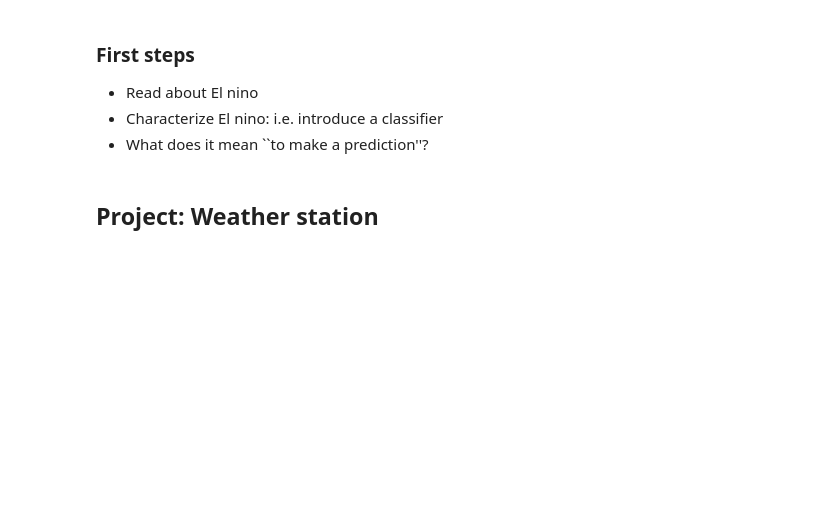
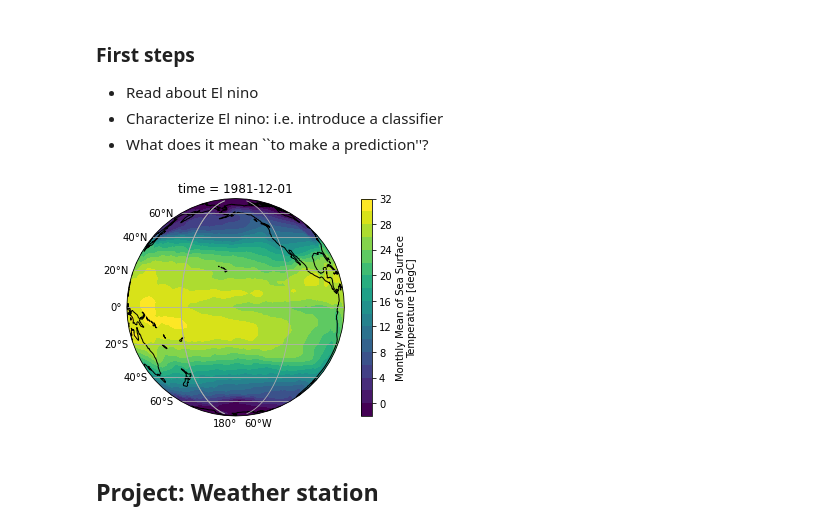
Before and after one commit to Pchambet/ml4climate, a Jupyter notebook: book/notebooks/projects.ipynb, the cells around one changed output. Cells and saved outputs as stored; diff of their text form; code cells hidden in the pictures; blank space fills up the shorter version.

Commit message:
update projects

```diff
--- a/book/notebooks/projects.ipynb
+++ b/book/notebooks/projects.ipynb
@@ -117,23 +119,25 @@ NameError: name 'da_climate' is not defined
 # %%
 from pathlib import Path
 import matplotlib.pyplot as plt
 import xarray as xr
 import cartopy.crs as ccrs
 
-dir0 = Path('../../../data/el_nino/')
+dir0 = Path('../../../data/projects/el_nino/')
 file_sst = 'sst.mnmean.nc'
 
 # load the data set with xarray
 ds = xr.open_dataset(Path(dir0, file_sst))
 
 # the name of the variable is 'sst'
 p = ds["sst"].isel(time=0).plot.contourf(levels=20, center=False,
                                          subplot_kws=dict(projection=ccrs.Orthographic(-150, 0), facecolor="gray"),
                                          transform=ccrs.PlateCarree())
 p.axes.coastlines()
 gl = p.axes.gridlines(draw_labels=True)
 gl.top_labels = False
 gl.right_labels = False
+# %% [output]
+[figure, added]
 # %% [markdown]
 ## Project: Weather station
 # %% [markdown]
```
Also changed, not shown: parts of 5 cells of this notebook.
